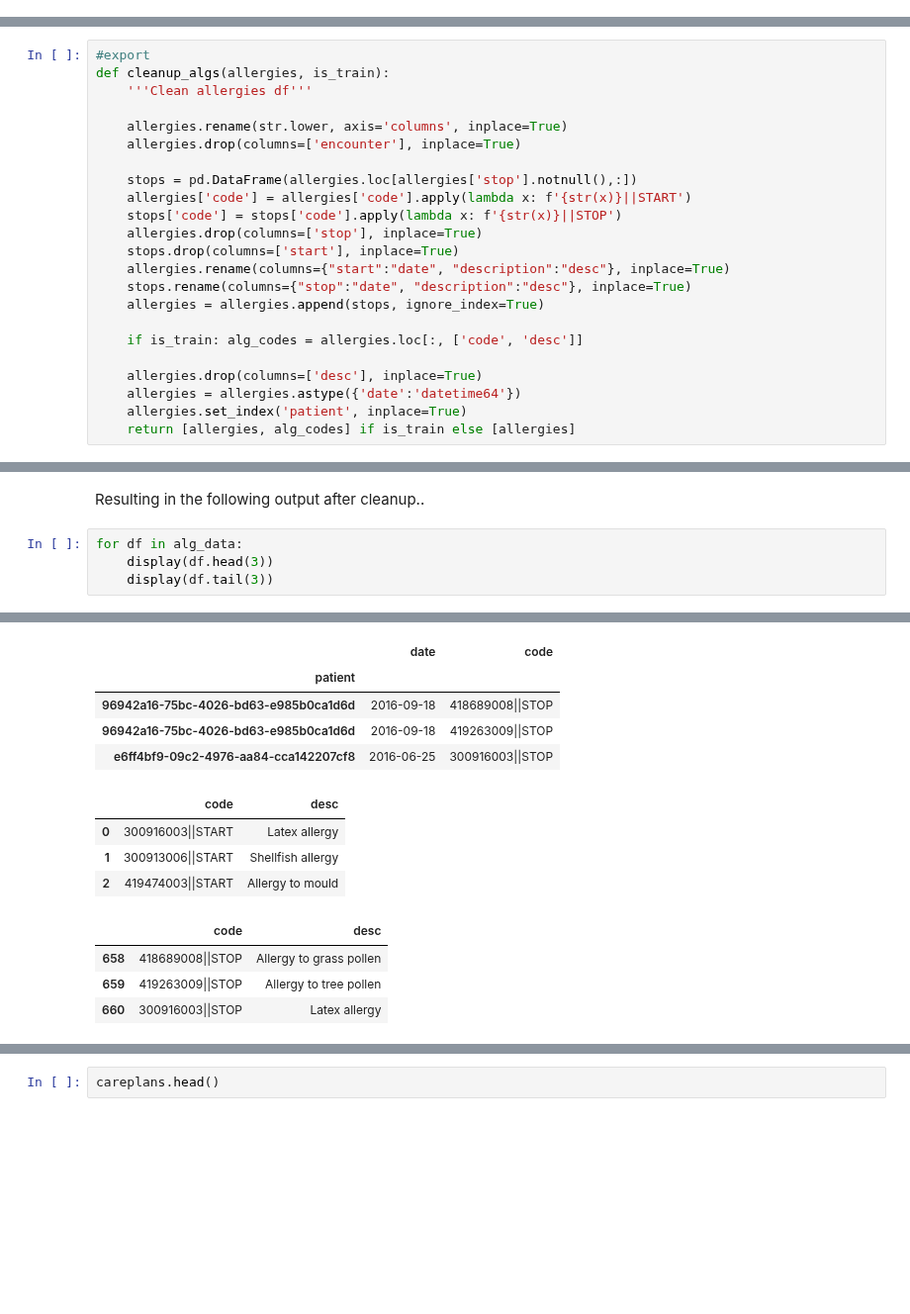
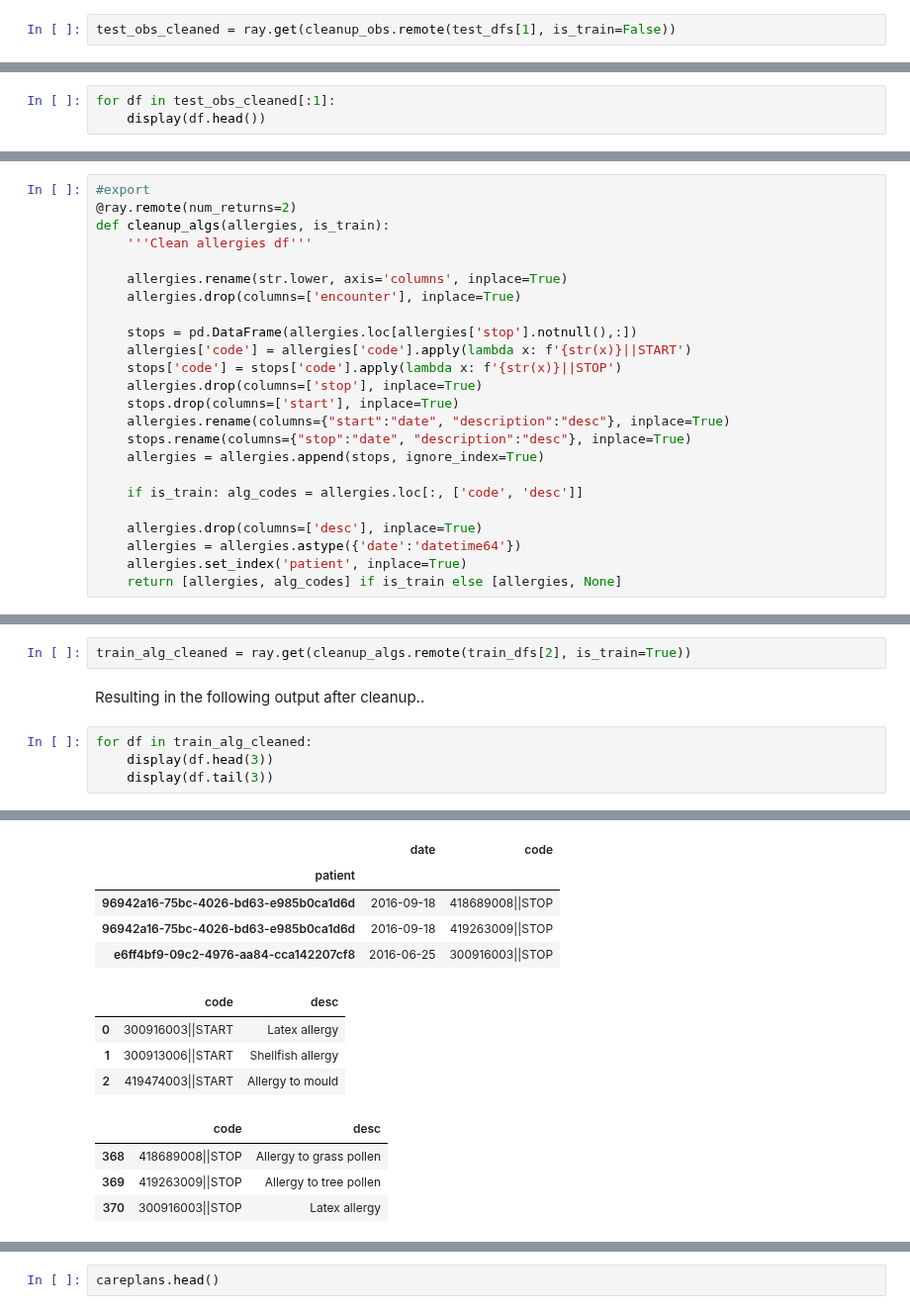
Before and after one commit to corazonlabs/lemonpie, a Jupyter notebook: 01_preprocessing_clean.ipynb, the cells around one changed output, grey strips where cells are left out. Shown at 99% size. Saved outputs shown, nothing was run; the diff lists cells and outputs as text; blank space fills up the shorter version.

```diff
--- a/01_preprocessing_clean.ipynb
+++ b/01_preprocessing_clean.ipynb
@@ -290,0 +328,2 @@ for df in obs_data:
+# %%
+test_obs_cleaned = ray.get(cleanup_obs.remote(test_dfs[1], is_train=False))
@@ -290,0 +332,3 @@ for df in obs_data:
+# %%
+for df in test_obs_cleaned[:1]:
+    display(df.head())
@@ -291,5 +343,6 @@ for df in obs_data:
 # %%
 #export
+@ray.remote(num_returns=2)
 def cleanup_algs(allergies, is_train):
     '''Clean allergies df'''
 
@@ -310,7 +363,7 @@ def cleanup_algs(allergies, is_train):
     allergies.drop(columns=['desc'], inplace=True)
     allergies = allergies.astype({'date':'datetime64'})
     allergies.set_index('patient', inplace=True)
-    return [allergies, alg_codes] if is_train else [allergies]
+    return [allergies, alg_codes] if is_train else [allergies, None]
 # %% [markdown]
 `allergies` have a start and stop date in the same row indicating when an allergy (indicated by its code) started and stopped (or not) for a patient. <br>
 So in the cleanup, we flatten that out, meaning create new rows for stop dates. <br>
@@ -329,27 +380,29 @@ alg_data = cleanup_algs(allergies, is_train=True)
+# %%
+train_alg_cleaned = ray.get(cleanup_algs.remote(train_dfs[2], is_train=True))
 # %% [markdown]
 Resulting in the following output after cleanup..
 # %%
-for df in alg_data:
+for df in train_alg_cleaned:
     display(df.head(3))
     display(df.tail(3))
 # %% [output]
 |  | date | code |
 | patient |  |  |
 | 76982e06-f8b8-4509-9ca3-65a99c8650fe | 1982-10-25 | 300916003||START |
 | 76982e06-f8b8-4509-9ca3-65a99c8650fe | 1982-10-25 | 300913006||START |
 | 71ba0469-f0cc-4177-ac70-ea07cb01c8b8 | 2002-01-25 | 419474003||START |
 |  | date | code |
 | patient |  |  |
 | 96942a16-75bc-4026-bd63-e985b0ca1d6d | 2016-09-18 | 418689008||STOP |
 | 96942a16-75bc-4026-bd63-e985b0ca1d6d | 2016-09-18 | 419263009||STOP |
 | e6ff4bf9-09c2-4976-aa84-cca142207cf8 | 2016-06-25 | 300916003||STOP |
 |  | code | desc |
 | 0 | 300916003||START | Latex allergy |
 | 1 | 300913006||START | Shellfish allergy |
 | 2 | 419474003||START | Allergy to mould |
 |  | code | desc |
-| 658 | 418689008||STOP | Allergy to grass pollen |
-| 659 | 419263009||STOP | Allergy to tree pollen |
-| 660 | 300916003||STOP | Latex allergy |
+| 368 | 418689008||STOP | Allergy to grass pollen |
+| 369 | 419263009||STOP | Allergy to tree pollen |
+| 370 | 300916003||STOP | Latex allergy |
 # %%
 #export
```
Also changed, not shown: parts of 66 cells of this notebook, 1 other file.
